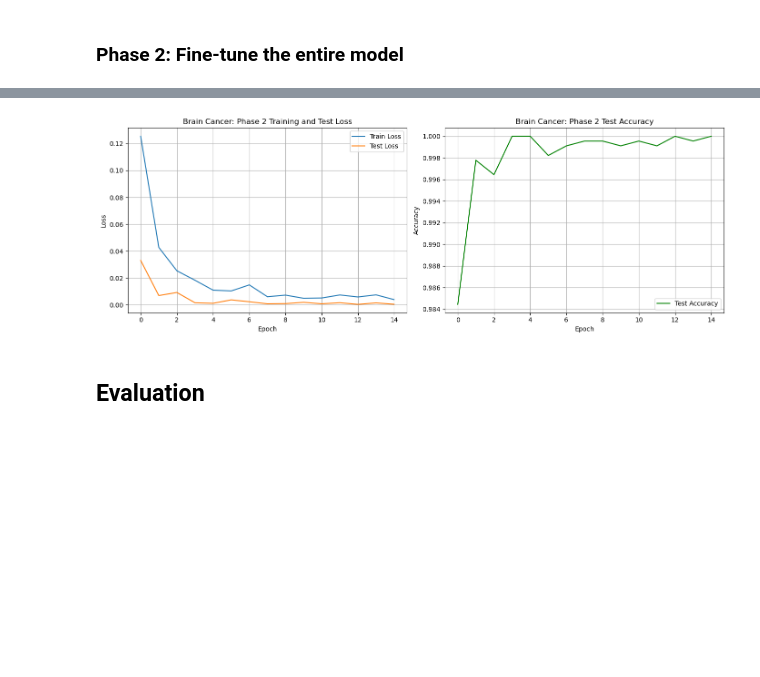
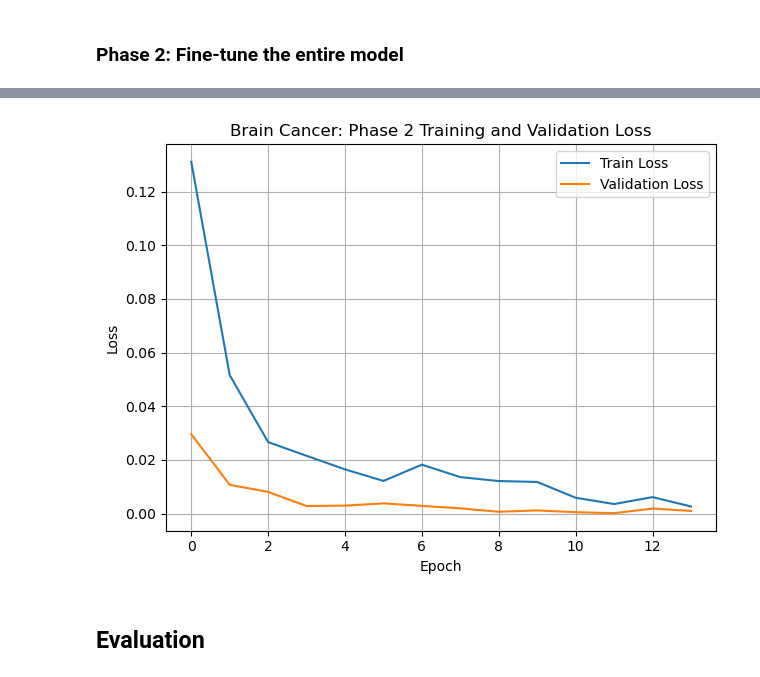
Before and after one commit to YiYuan0918/CE6146_Introduction_to_Deep_Learning_Final-Project_with_Multi_Cancer_Dataset, a Jupyter notebook: Brain_EfficientNet.ipynb, the cells around one changed output, grey strips where cells are left out. Saved outputs shown, nothing was run; the diff lists cells and outputs as text; code cells hidden in the pictures; blank space fills up the shorter version.

```diff
--- a/Brain_EfficientNet.ipynb
+++ b/Brain_EfficientNet.ipynb
@@ -433,29 +431,38 @@ model = model.to(device)
 
 optimizer = torch.optim.AdamW(model.parameters(), lr=1e-4, weight_decay=1e-4)
 # %%
-
-checkpoint_dir = Path("checkpoints/oral/phase2")
+checkpoint_dir = Path('checkpoints') / CANCER_TYPE.lower().replace(" ", "_") / 'phase2'
 checkpoint_dir.mkdir(parents=True, exist_ok=True)
 checkpoint_path = checkpoint_dir / "best_model.pth"
 
 if TRAIN_PHASE2:
     train_losses = []
-    test_losses = []
-    test_accs = []
+    val_losses = []
+    val_accs = []
+    best_val_acc = 0.0
+    patience_counter = 0
 
     for epoch in range(PHASE2_EPOCHS):
-        train_loss, train_acc = train_one_epoch(model, combined_loader, optimizer, criterion, device)
-        test_loss, test_acc = eval_one_epoch(model, test_loader, criterion, device)
+        train_loss, train_acc = train_one_epoch(model, train_loader, optimizer, criterion, device)
+        val_loss, val_acc = eval_one_epoch(model, val_loader, criterion, device)
 
         train_losses.append(train_loss)
-        test_losses.append(test_loss)
-        test_accs.append(test_acc)
+        val_losses.append(val_loss)
+        val_accs.append(val_acc)
 
         print(f"[Phase2 Epoch {epoch+1}/{PHASE2_EPOCHS}] "
               f"Train Loss: {train_loss:.4f}, Acc: {train_acc:.4f} | "
-              f"Test Loss: {test_loss:.4f}, Acc: {test_acc:.4f}")
+              f"Val Loss: {val_loss:.4f}, Acc: {val_acc:.4f}")
 
-    save_checkpoint(model, optimizer, PHASE2_EPOCHS, test_acc, train_losses, test_losses, checkpoint_path)
+        if val_acc > best_val_acc:
+            best_val_acc = val_acc
+            save_checkpoint(model, optimizer, epoch + 1, best_val_acc, train_losses, val_losses, checkpoint_path)
+            patience_counter = 0
+        else:
+            patience_counter += 1
+            if patience_counter >= PHASE2_PATIENTS:
+                print("Early stopping triggered.")
+                break
 else:
-    model, optimizer, start_epoch, best_val_acc, train_losses, test_losses = load_checkpoint(model, optimizer, checkpoint_path, device)
+    model, optimizer, start_epoch, best_val_acc, train_losses, val_losses = load_checkpoint(model, optimizer, checkpoint_path, device)
 # %% [output]
@@ -475,25 +490,16 @@ else:
-# %%
-fig, axes = plt.subplots(1, 2, figsize=(14, 5))
-
-axes[0].plot(train_losses, label='Train Loss')
-axes[0].plot(test_losses, label='Test Loss')
-axes[0].set_xlabel('Epoch')
-axes[0].set_ylabel('Loss')
-axes[0].set_title(CANCER_TYPE + ': Phase 2 Training and Test Loss')
-axes[0].legend()
-axes[0].grid(True)
-
-axes[1].plot(test_accs, label='Test Accuracy', color='green')
-axes[1].set_xlabel('Epoch')
-axes[1].set_ylabel('Accuracy')
-axes[1].set_title(CANCER_TYPE + ': Phase 2 Test Accuracy')
-axes[1].legend()
-axes[1].grid(True)
-
-plt.tight_layout()
-plt.show()
-# %% [output]
-[figure, removed]
+# %%
+plt.plot(train_losses, label='Train Loss')
+plt.plot(val_losses, label='Validation Loss')
+plt.xlabel('Epoch')
+plt.ylabel('Loss')
+plt.title(CANCER_TYPE + ': Phase 2 Training and Validation Loss')
+plt.legend()
+plt.grid(True)
+
+plt.tight_layout()
+plt.show()
+# %% [output]
+[figure, added]
 # %% [markdown]
 ## Evaluation
 # %%
```
Also changed, not shown: parts of 7 cells of this notebook, 1 other file.
